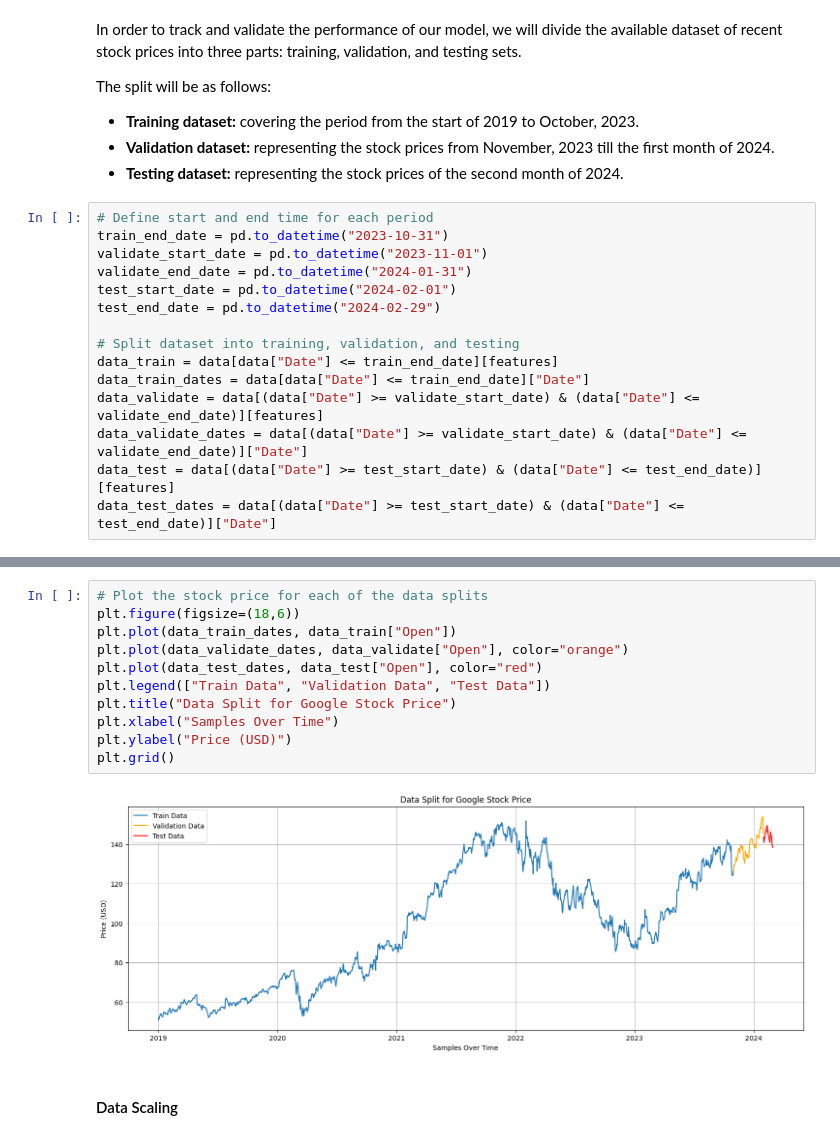
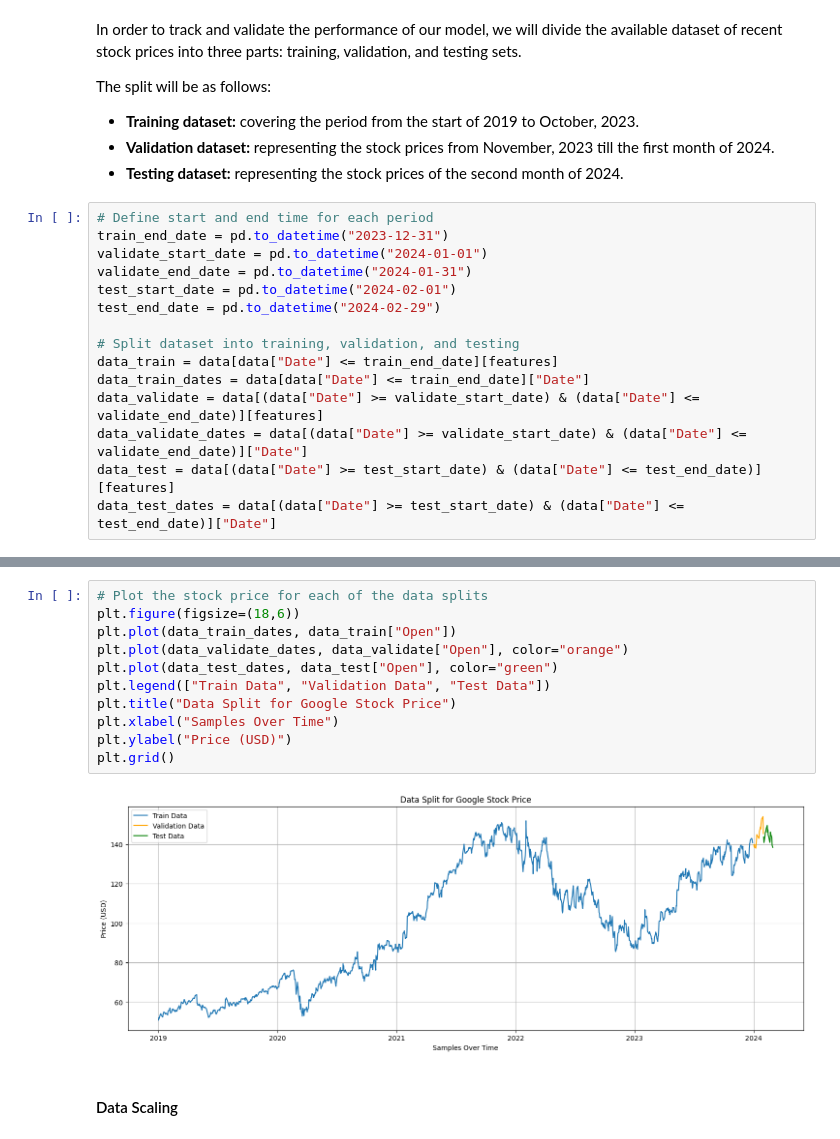
Before and after one commit to sinanw/lstm-stock-price-prediction, a Jupyter notebook: notebooks/2-data-preprocessing.ipynb, the cells around one changed output, grey strips where cells are left out. Drawn from its saved outputs; the diff is of its cells as text.

```diff
--- a/notebooks/2-data-preprocessing.ipynb
+++ b/notebooks/2-data-preprocessing.ipynb
@@ -100,8 +101,8 @@ The split will be as follows:
 - **Testing dataset:** representing the stock prices of the second month of 2024.
 # %%
 # Define start and end time for each period
-train_end_date = pd.to_datetime("2023-10-31")
-validate_start_date = pd.to_datetime("2023-11-01")
+train_end_date = pd.to_datetime("2023-12-31")
+validate_start_date = pd.to_datetime("2024-01-01")
 validate_end_date = pd.to_datetime("2024-01-31")
 test_start_date = pd.to_datetime("2024-02-01")
 test_end_date = pd.to_datetime("2024-02-29")
@@ -151,16 +152,16 @@ Validation Dataset:
 # %%
 # Plot the stock price for each of the data splits
 plt.figure(figsize=(18,6))
 plt.plot(data_train_dates, data_train["Open"])
 plt.plot(data_validate_dates, data_validate["Open"], color="orange")
-plt.plot(data_test_dates, data_test["Open"], color="red")
+plt.plot(data_test_dates, data_test["Open"], color="green")
 plt.legend(["Train Data", "Validation Data", "Test Data"])
 plt.title("Data Split for Google Stock Price")
 plt.xlabel("Samples Over Time")
 plt.ylabel("Price (USD)")
 plt.grid()
 # %% [output]
-[figure, old version]
+[figure, new version]
 # %% [markdown]
 #### Data Scaling
 # %%
```
Also changed, not shown: parts of 5 cells of this notebook, 4 other files.
